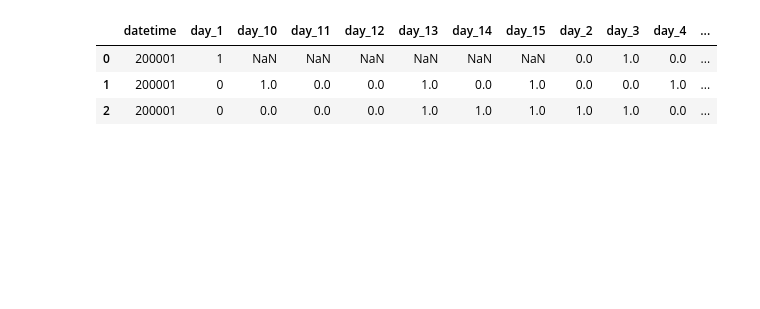
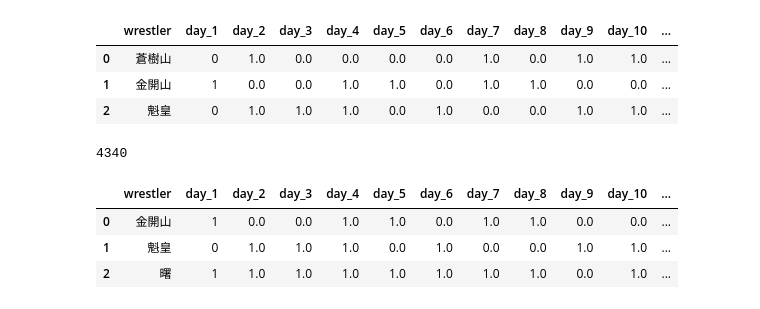
Before and after one commit to upura/sumo-predictor, a Jupyter notebook: notebooks/eda.ipynb, the cells around one changed output. Cells and saved outputs as stored; diff of their text form; code cells hidden in the pictures; blank space fills up the shorter version.

```diff
--- a/notebooks/eda.ipynb
+++ b/notebooks/eda.ipynb
@@ -3,8 +21,12 @@ import pandas as pd
+# %%
+res = []
+for file_path in glob.glob('../data/*.csv'):
+    res.append(pd.read_csv(file_path))
+df = pd.concat(res).sort_values('datetime').reset_index(drop=True)
 # %%
-df = pd.read_csv('../data/df_small.csv')
 df.head(3)
 # %% [output]
-|  | datetime | day_1 | day_10 | day_11 | day_12 | day_13 | day_14 | day_15 | day_2 | day_3 | day_4 | ... |
-| 0 | 200001 | 1 | NaN | NaN | NaN | NaN | NaN | NaN | 0.0 | 1.0 | 0.0 | ... |
-| 1 | 200001 | 0 | 1.0 | 0.0 | 0.0 | 1.0 | 0.0 | 1.0 | 0.0 | 0.0 | 1.0 | ... |
-| 2 | 200001 | 0 | 0.0 | 0.0 | 0.0 | 1.0 | 1.0 | 1.0 | 1.0 | 1.0 | 0.0 | ... |
+|  | wrestler | day_1 | day_2 | day_3 | day_4 | day_5 | day_6 | day_7 | day_8 | day_9 | day_10 | ... |
+| 0 | 蒼樹山 | 0 | 1.0 | 0.0 | 0.0 | 0.0 | 0.0 | 1.0 | 0.0 | 1.0 | 1.0 | ... |
+| 1 | 金開山 | 1 | 0.0 | 0.0 | 1.0 | 1.0 | 0.0 | 1.0 | 1.0 | 0.0 | 0.0 | ... |
+| 2 | 魁皇 | 0 | 1.0 | 1.0 | 1.0 | 0.0 | 1.0 | 0.0 | 0.0 | 1.0 | 1.0 | ... |
@@ -10,0 +35,4 @@ df.head(3)
+# %%
+len(df)
+# %% [output]
+4340
@@ -10,0 +43,7 @@ df.head(3)
+# %%
+df.head(3)
+# %% [output]
+|  | wrestler | day_1 | day_2 | day_3 | day_4 | day_5 | day_6 | day_7 | day_8 | day_9 | day_10 | ... |
+| 0 | 金開山 | 1 | 0.0 | 0.0 | 1.0 | 1.0 | 0.0 | 1.0 | 1.0 | 0.0 | 0.0 | ... |
+| 1 | 魁皇 | 0 | 1.0 | 1.0 | 1.0 | 0.0 | 1.0 | 0.0 | 0.0 | 1.0 | 1.0 | ... |
+| 2 | 曙 | 1 | 1.0 | 1.0 | 1.0 | 1.0 | 1.0 | 1.0 | 1.0 | 0.0 | 1.0 | ... |
```
Also changed, not shown: parts of 35 cells of this notebook, 1 other file.
